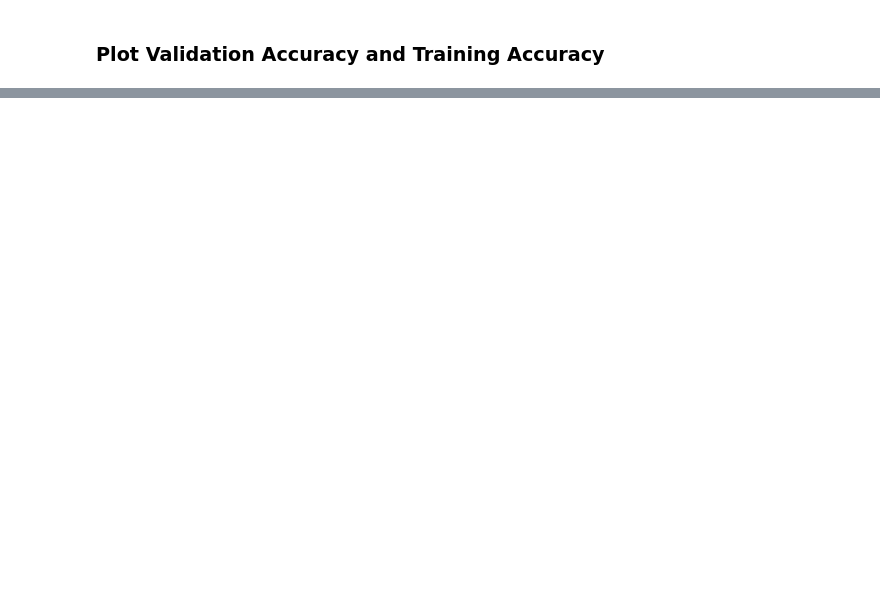
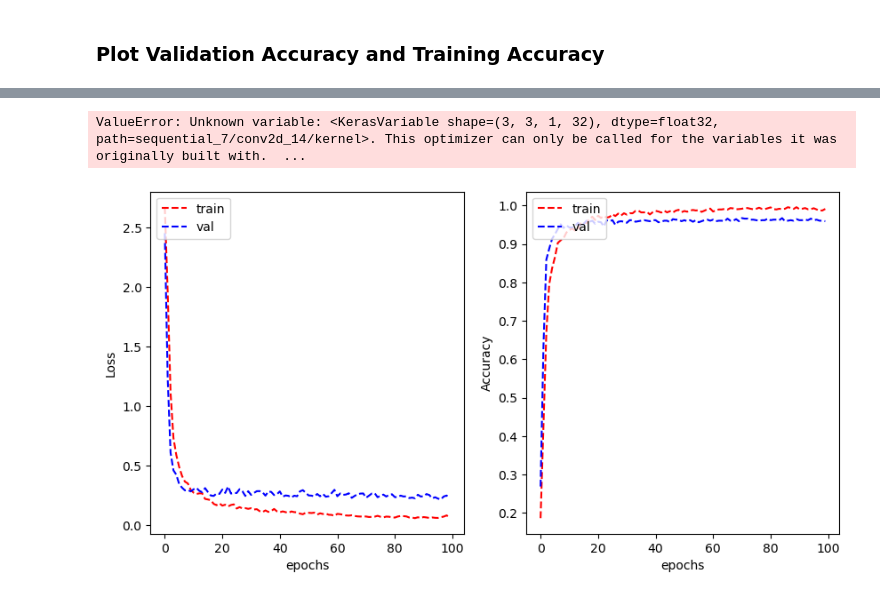
Before and after one commit to dotnetrundmc/roadtrafficsigns, a Jupyter notebook: trafficsigns.ipynb, the cells around one changed output, grey strips where cells are left out. Drawn from its saved outputs; the diff is of its cells as text; code cells hidden in the pictures; blank space fills up the shorter version.

```diff
--- a/trafficsigns.ipynb
+++ b/trafficsigns.ipynb
@@ -202,0 +343,25 @@ plt.show()
+# %%
+train_datagen = ImageDataGenerator(rescale=1./255, data_format='channels_last',
+                                  rotation_range=15, width_shift_range=0.2,
+                                  height_shift_range=0.2)
+val_datagen = ImageDataGenerator(rescale=1./255, data_format='channels_last')
+
+batch_size = 32
+
+train_generator = train_datagen.flow_from_dataframe(
+        dataframe=train_data,
+        directory='./',
+        x_col="image_path",
+        y_col="sign_type",
+        target_size=(28, 28),
+        batch_size=batch_size,
+        class_mode='categorical')
+
+validation_generator = val_datagen.flow_from_dataframe(
+        dataframe=val_data,
+        directory='./',
+        x_col="image_path",
+        y_col="sign_type",
+        target_size=(28, 28),
+        batch_size=batch_size,
+        class_mode='categorical')
@@ -202,0 +371,53 @@ plt.show()
+# %%
+model_leNet_aug = tf.keras.Sequential([
+    tf.keras.layers.Input(shape=(28, 28, 3)),
+    tf.keras.layers.Lambda(lambda x: tf.expand_dims(x[:,:,:,0], -1, name=None)),
+
+
+    tf.keras.layers.Conv2D(32, (3, 3), kernel_regularizer=tf.keras.regularizers.l2(reg_lambda)),
+    tf.keras.layers.Activation('relu'),
+    tf.keras.layers.MaxPool2D(pool_size=(2,2)),
+
+    tf.keras.layers.Conv2D(32, (3, 3), kernel_regularizer=tf.keras.regularizers.l2(reg_lambda)),
+    tf.keras.layers.Activation('relu'),
+
+    tf.keras.layers.Conv2D(64, (3, 3)),
+    tf.keras.layers.Activation('relu'),
+    tf.keras.layers.MaxPool2D(pool_size=(2,2)),
+
+    tf.keras.layers.Flatten(),
+    tf.keras.layers.Dense(64),
+    tf.keras.layers.Activation('relu'),
+    tf.keras.layers.Dropout(0.5),
+    tf.keras.layers.Dense(OUTPUT_CLASSES, activation='softmax', kernel_regularizer=tf.keras.regularizers.l2(reg_lambda))
+])
+
+model_leNet_aug .compile(optimizer=sgd,
+              loss=tf.keras.losses.CategoricalCrossentropy(from_logits=False),
+              metrics=['categorical_accuracy'])
+
+history = model_leNet_aug .fit(train_generator,
+                                    validation_data = validation_generator,
+                                    epochs=150, verbose=0)
+# %% [output]
+ValueError: Unknown variable: <KerasVariable shape=(3, 3, 1, 32), dtype=float32, path=sequential_7/conv2d_14/kernel>. This optimizer can only be called for the variables it was originally built with.  ...
+# %%
+plt.figure(figsize=(10,5))
+plt.subplot(1,2,1)
+plt.plot(history.history['loss'], 'r--')
+plt.plot(history.history['val_loss'], 'b--')
+plt.xlabel("epochs")
+plt.ylabel("Loss")
+plt.legend(['train', 'val'], loc='upper left')
+
+plt.subplot(1,2,2)
+plt.plot(history.history['categorical_accuracy'], 'r--')
+plt.plot(history.history['val_categorical_accuracy'], 'b--')
+plt.xlabel("epochs")
+plt.ylabel("Accuracy")
+plt.legend(['train', 'val'], loc='upper left')
+plt.show()
+
+plt.show()
+# %% [output]
+[figure, added]
```
Also changed, not shown: parts of 34 cells of this notebook, 3 other files.
